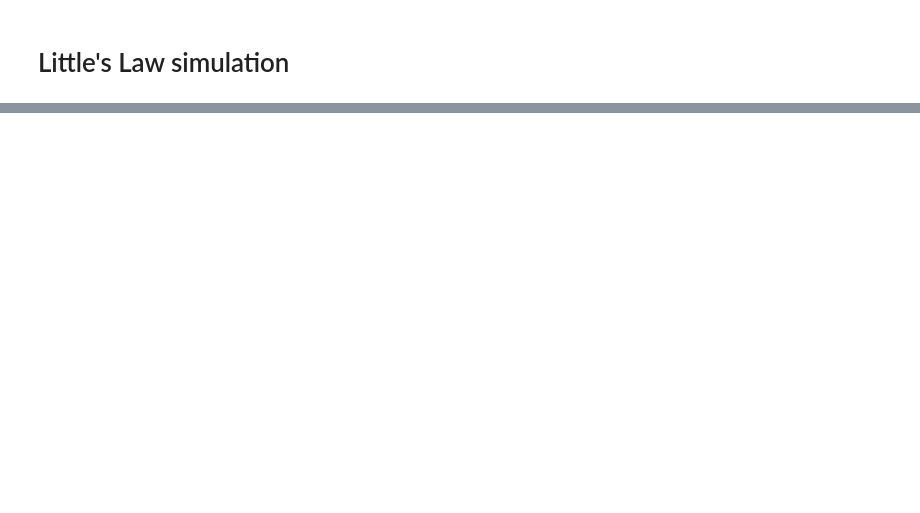
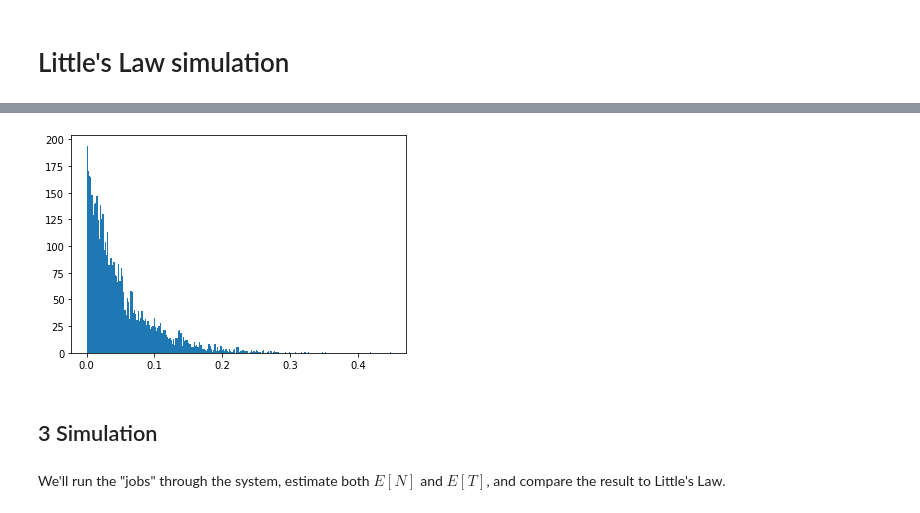
Before and after one commit to williewheeler/stats-demos, a Jupyter notebook: queueing/littles-law-sim.ipynb, the cells around one changed output, grey strips where cells are left out. Cells and saved outputs as stored; diff of their text form; code cells hidden in the pictures; blank space fills up the shorter version.

Commit message:
Little's Law simulation

```diff
--- a/queueing/littles-law-sim.ipynb
+++ b/queueing/littles-law-sim.ipynb
@@ -63,0 +91,6 @@ np.mean(counts)
+# %%
+mean_service_rate = 20.0  # mu = 1 / E[S]
+mean_service_time = 1.0 / mean_service_rate  # E[S]
+num_bins_service = int(num_events / mean_service_rate)
+# %%
+service_times = rng.exponential(scale=mean_service_time, size=num_events)
@@ -63,0 +103,9 @@ np.mean(counts)
+# %%
+plt.hist(service_times, bins=num_bins_service)
+plt.show()
+# %% [output]
+[figure, added]
+# %% [markdown]
+## 3 Simulation
+# %% [markdown]
+We'll run the "jobs" through the system, estimate both $E[N]$ and $E[T]$, and compare the result to Little's Law.
```
Also changed, not shown: parts of 28 cells of this notebook.
